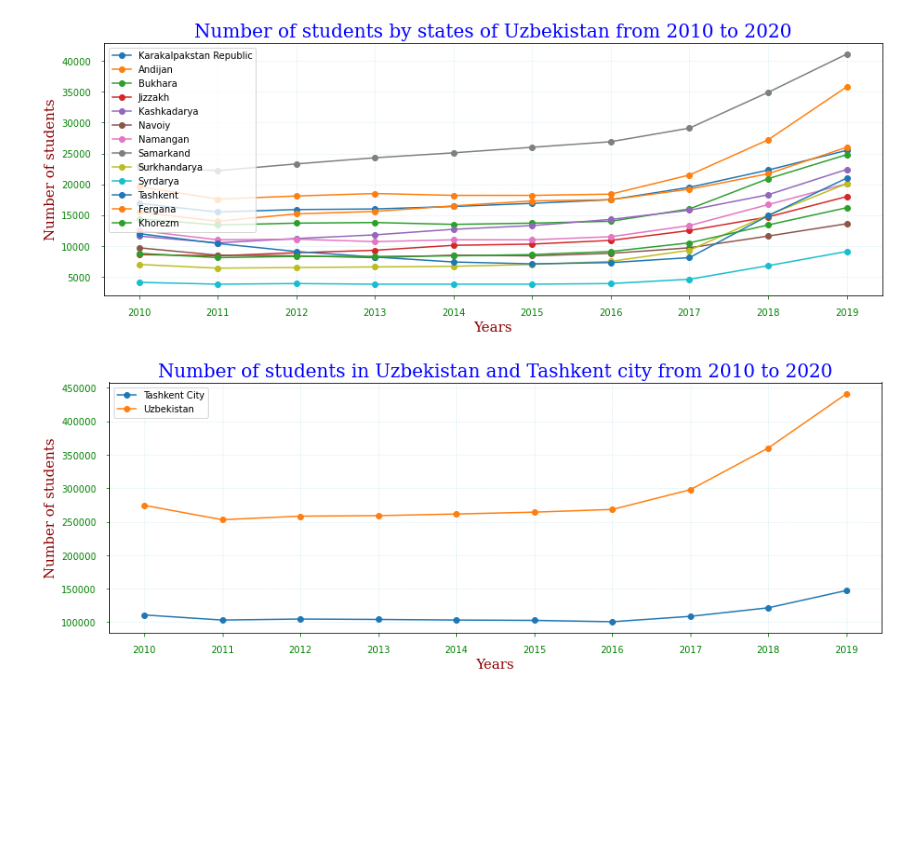
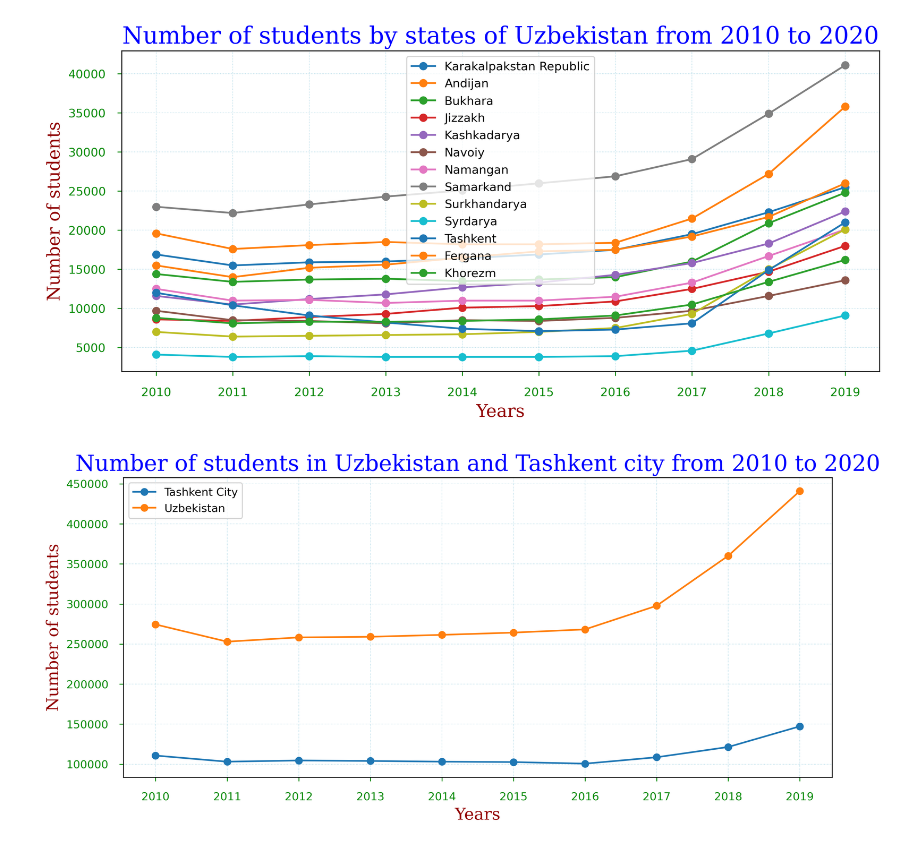
Before and after one commit to Team-5-Group-Project/Education-Statistics, a Jupyter notebook: 2 - Aysulu/01_Number of students by states Uzbekistan.ipynb, the cells around one changed output. Saved outputs shown, nothing was run; the diff lists cells and outputs as text; code cells hidden in the pictures; blank space fills up the shorter version.

```diff
--- a/2 - Aysulu/01_Number of students by states Uzbekistan.ipynb
+++ b/2 - Aysulu/01_Number of students by states Uzbekistan.ipynb
@@ -51,7 +53,7 @@ with open('01_stat_num.txt','r') as csvfile:
 
 # Graph - 1 - Name
 
-plt.figure(figsize=(15, 5))
+plt.figure(figsize = (11.5, 5), dpi = 300)
 plt.plot(x,y1, 'o-', label='Karakalpakstan Republic')
 plt.plot(x,y2, 'o-', label='Andijan')
 plt.plot(x,y3, 'o-', label='Bukhara')
@@ -62,33 +64,33 @@ plt.plot(x,y7, 'o-', label='Namangan')
 plt.plot(x,y8, 'o-', label='Samarkand')
 plt.plot(x,y9, 'o-', label='Surkhandarya')
 plt.plot(x,y10, 'o-', label='Syrdarya')
 plt.plot(x,y11, 'o-', label='Tashkent')
 plt.plot(x,y12, 'o-', label='Fergana')
 plt.plot(x,y13, 'o-', label='Khorezm')
 
 plt.title('Number of students by states of Uzbekistan from 2010 to 2020', fontdict = font1)
 plt.xlabel('Years', fontdict = font2)
 plt.ylabel('Number of students', fontdict = font2)
 
 plt.legend()
 plt.grid(axis = 'both', color = 'lightblue', linestyle = ':', linewidth = 0.5)
 plt.tick_params(axis ='both', which ='major', labelsize = 10, pad = 10, colors ='g')
 plt.show()
 
 # Graph - 2 - Name
 
-plt.figure(figsize=(15, 5))
+plt.figure(figsize = (11.5, 5), dpi = 300)
 plt.plot(x,y14, 'o-', label='Tashkent City')
 plt.plot(x,y15, 'o-', label='Uzbekistan')
 
 plt.title('Number of students in Uzbekistan and Tashkent city from 2010 to 2020', fontdict = font1)
 plt.xlabel('Years', fontdict = font2)
 plt.ylabel('Number of students', fontdict = font2)
 
 plt.legend()
 plt.grid(axis = 'both', color = 'lightblue', linestyle = ':', linewidth = 0.5)
 plt.tick_params(axis ='both', which ='major', labelsize = 10, pad = 10, colors ='g')
 plt.show()
 # %% [output]
-[figure, old version]
+[figure, new version]
-[figure, old version]
+[figure, new version]
```
Also changed, not shown: parts of 2 cells of this notebook, 7 other files.
